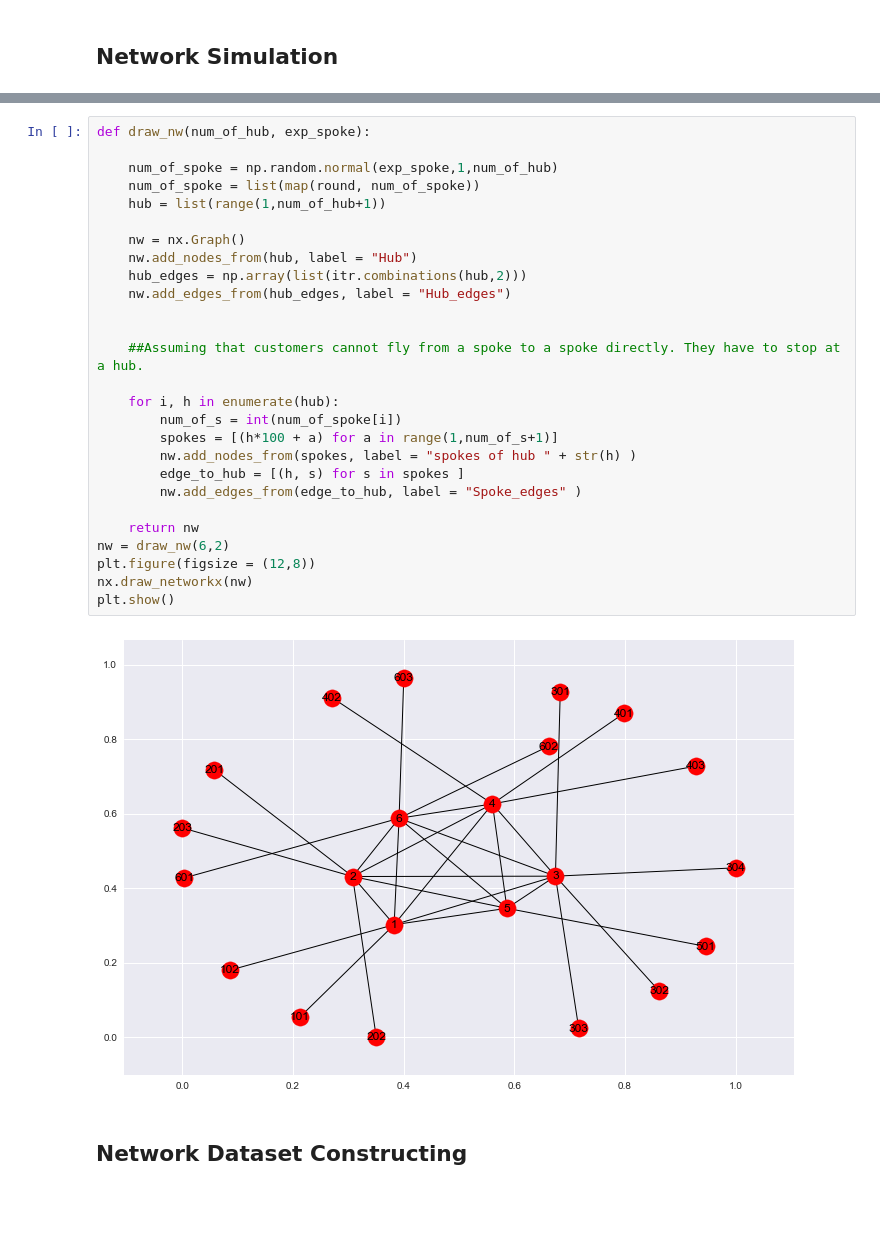
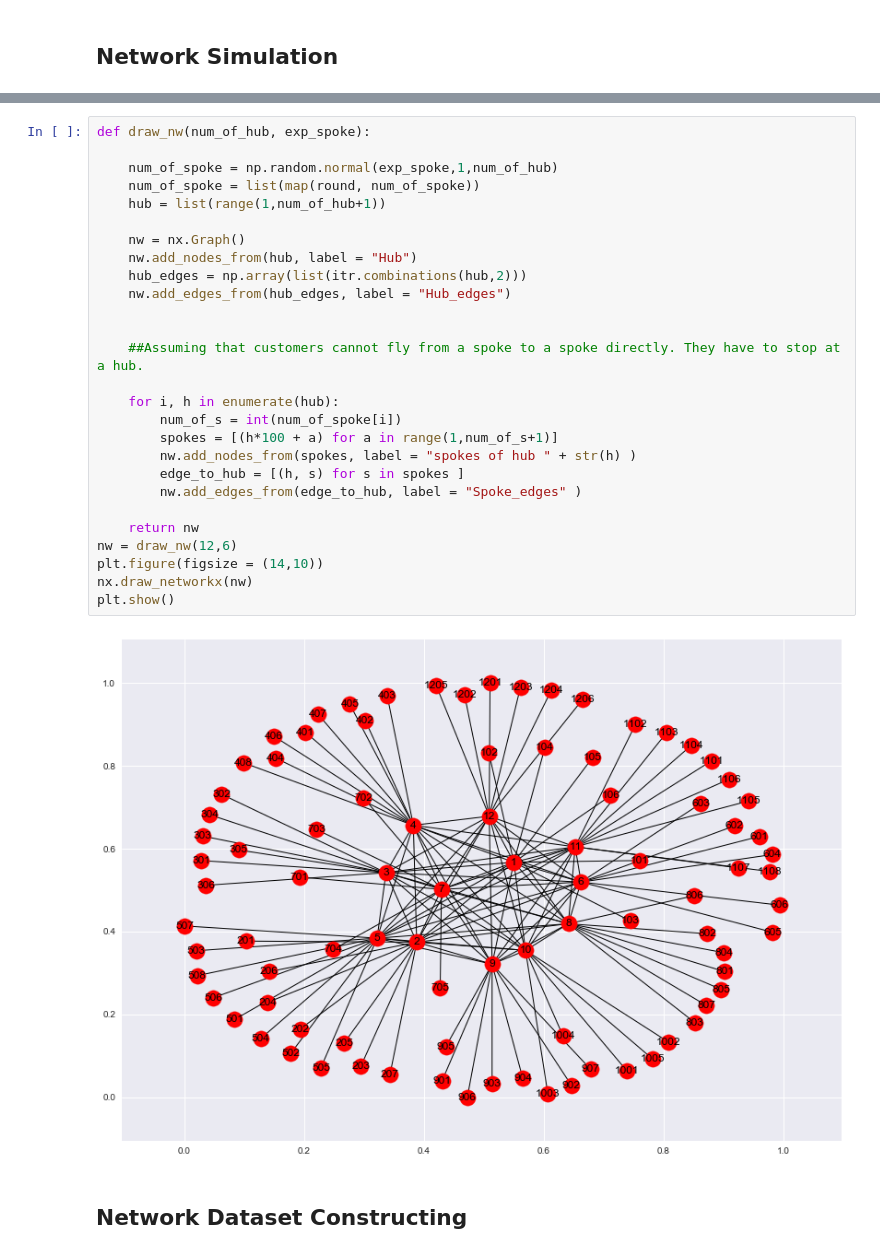
Before and after one commit to harrisonzzh/Research, a Jupyter notebook: Network Simulation.ipynb, the cells around one changed output, grey strips where cells are left out. Saved outputs shown, nothing was run; the diff lists cells and outputs as text; blank space fills up the shorter version.

```diff
--- a/Network Simulation.ipynb
+++ b/Network Simulation.ipynb
@@ -13,32 +14,32 @@ warnings.filterwarnings('ignore')
 # %%
 def draw_nw(num_of_hub, exp_spoke):
 
     num_of_spoke = np.random.normal(exp_spoke,1,num_of_hub)
     num_of_spoke = list(map(round, num_of_spoke))
     hub = list(range(1,num_of_hub+1))
 
     nw = nx.Graph()
     nw.add_nodes_from(hub, label = "Hub")
     hub_edges = np.array(list(itr.combinations(hub,2)))
     nw.add_edges_from(hub_edges, label = "Hub_edges")
 
 
     ##Assuming that customers cannot fly from a spoke to a spoke directly. They have to stop at a hub.
 
     for i, h in enumerate(hub):
         num_of_s = int(num_of_spoke[i])
         spokes = [(h*100 + a) for a in range(1,num_of_s+1)]
         nw.add_nodes_from(spokes, label = "spokes of hub " + str(h) )
         edge_to_hub = [(h, s) for s in spokes ]
         nw.add_edges_from(edge_to_hub, label = "Spoke_edges" )
 
     return nw
-nw = draw_nw(6,2)
-plt.figure(figsize = (12,8))
+nw = draw_nw(12,6)
+plt.figure(figsize = (14,10))
 nx.draw_networkx(nw)
 plt.show()
 # %% [output]
-[figure, old version]
+[figure, new version]
 # %% [markdown]
 ## Network Dataset Constructing
 # %%
```
Also changed, not shown: parts of 30 cells of this notebook.
